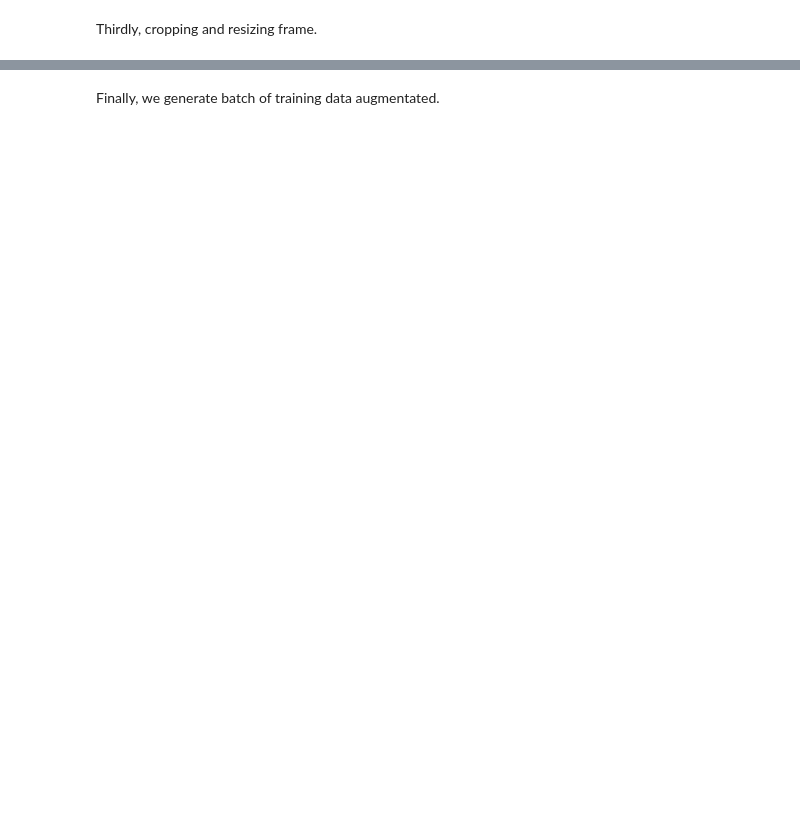
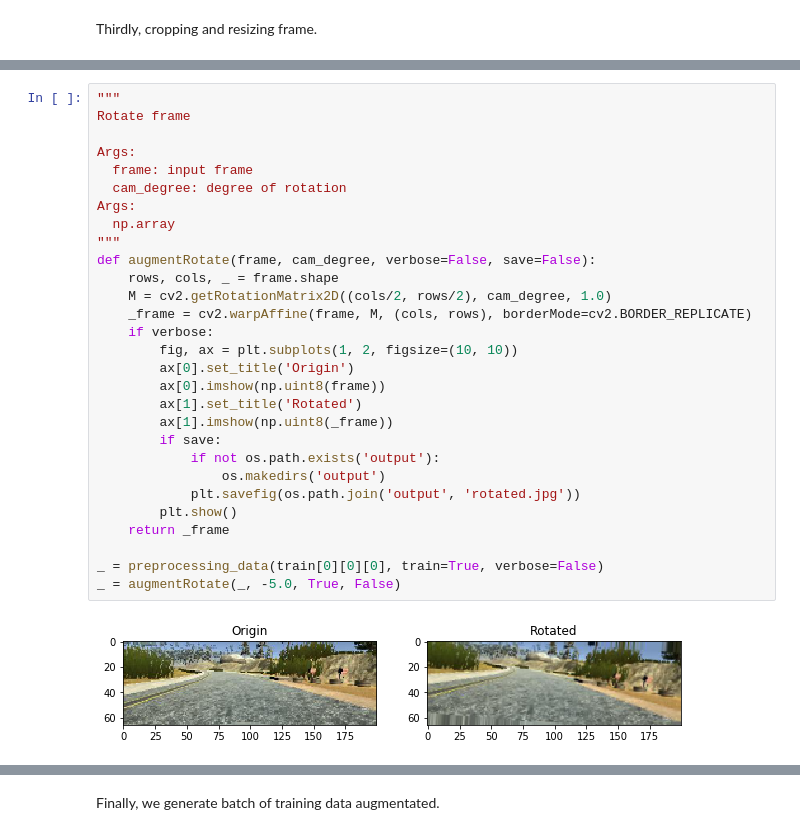
Before and after one commit to jedichien/self-driving, a Jupyter notebook: project_3_behavioral_cloning/behavioral_cloning.ipynb, the cells around one changed output, grey strips where cells are left out. Drawn from its saved outputs; the diff is of its cells as text; blank space fills up the shorter version.

```diff
--- a/project_3_behavioral_cloning/behavioral_cloning.ipynb
+++ b/project_3_behavioral_cloning/behavioral_cloning.ipynb
@@ -151,0 +217,31 @@ _ = preprocessing_data(train[0, 0], True)
+# %%
+"""
+Rotate frame
+
+Args:
+  frame: input frame
+  cam_degree: degree of rotation
+Args:
+  np.array
+"""
+def augmentRotate(frame, cam_degree, verbose=False, save=False):
+    rows, cols, _ = frame.shape
+    M = cv2.getRotationMatrix2D((cols/2, rows/2), cam_degree, 1.0)
+    _frame = cv2.warpAffine(frame, M, (cols, rows), borderMode=cv2.BORDER_REPLICATE)
+    if verbose:
+        fig, ax = plt.subplots(1, 2, figsize=(10, 10))
+        ax[0].set_title('Origin')
+        ax[0].imshow(np.uint8(frame))
+        ax[1].set_title('Rotated')
+        ax[1].imshow(np.uint8(_frame))
+        if save:
+            if not os.path.exists('output'):
+                os.makedirs('output')
+            plt.savefig(os.path.join('output', 'rotated.jpg'))
+        plt.show()
+    return _frame
+
+_ = preprocessing_data(train[0][0][0], train=True, verbose=False)
+_ = augmentRotate(_, -5.0, True, False)
+# %% [output]
+[figure, added]
```
Also changed, not shown: parts of 19 cells of this notebook, 24 other files.
